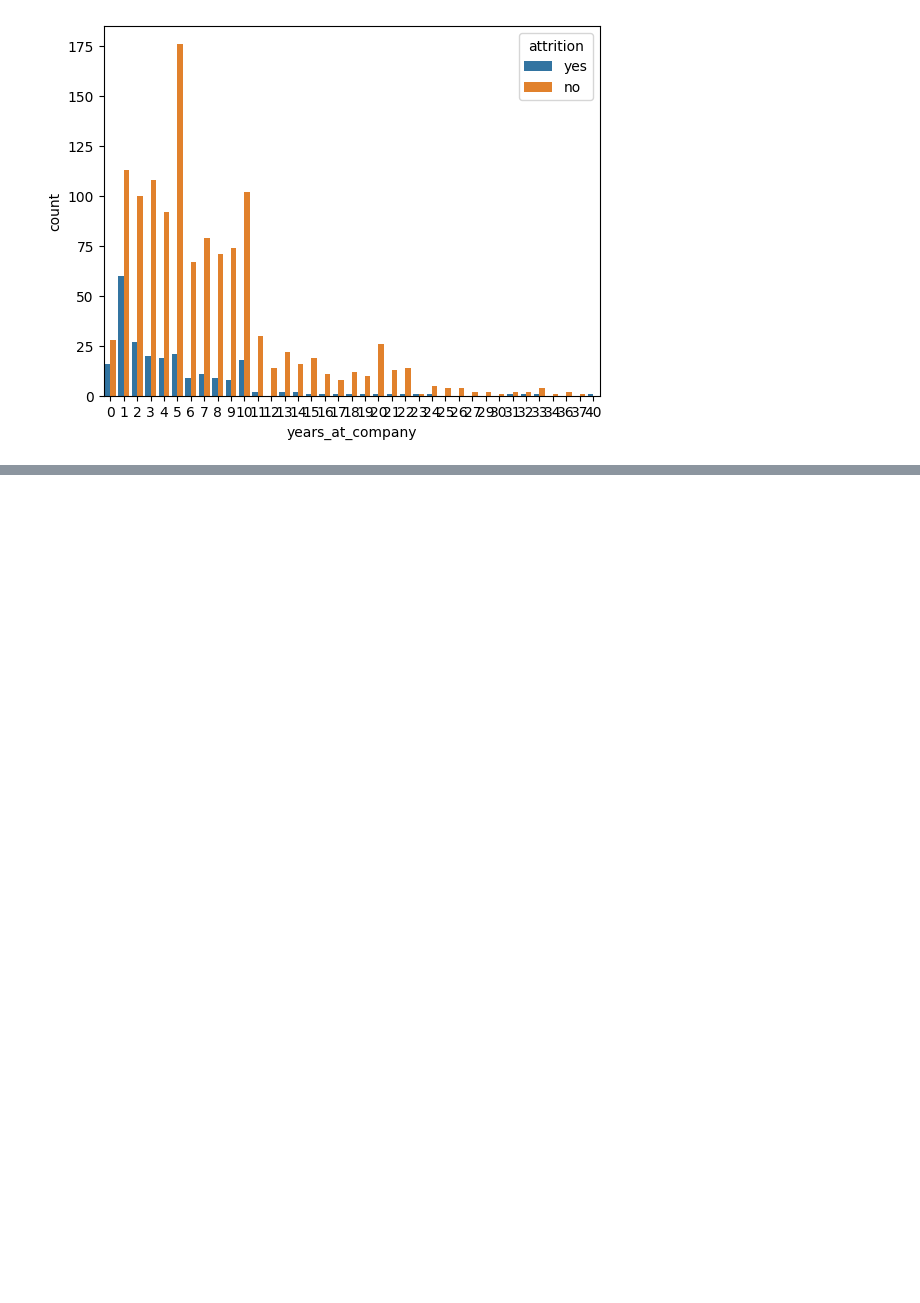
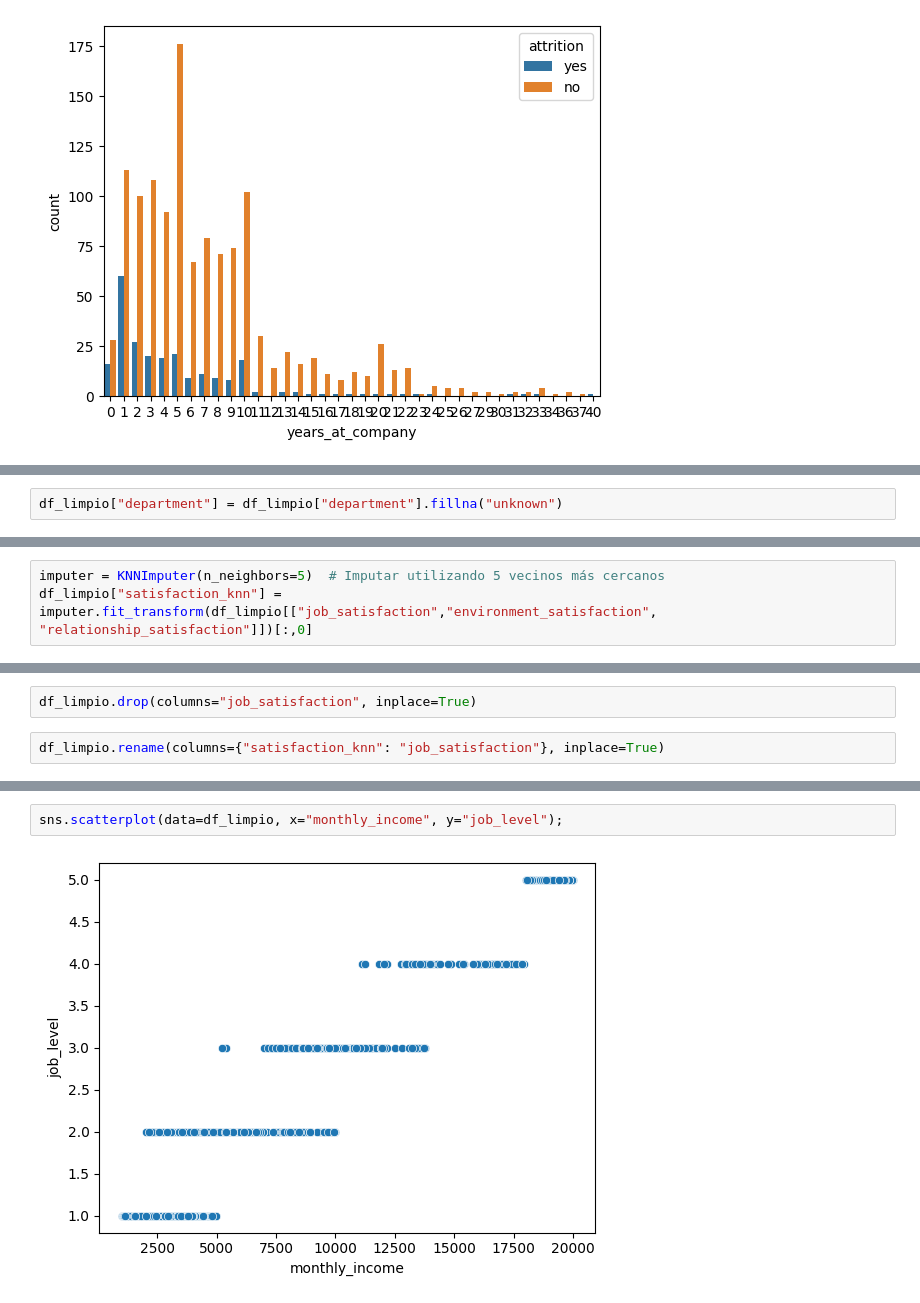
Before and after one commit to Lumo88/project-da-promo-65-modulo-3-team-1, a Jupyter notebook: Proyecto_Organizacion.ipynb, the cells around one changed output, grey strips where cells are left out. Cells and saved outputs as stored; diff of their text form; blank space fills up the shorter version.

```diff
--- a/Proyecto_Organizacion.ipynb
+++ b/Proyecto_Organizacion.ipynb
@@ -1104,0 +1165,2 @@ sns.countplot(data=df_limpio,hue="attrition",x="years_at_company")
+# %%
+df_limpio["department"] = df_limpio["department"].fillna("unknown")
@@ -1104,0 +1183,3 @@ sns.countplot(data=df_limpio,hue="attrition",x="years_at_company")
+# %%
+imputer = KNNImputer(n_neighbors=5)  # Imputar utilizando 5 vecinos más cercanos
+df_limpio["satisfaction_knn"] = imputer.fit_transform(df_limpio[["job_satisfaction","environment_satisfaction", "relationship_satisfaction"]])[:,0]
@@ -1104,0 +1197,4 @@ sns.countplot(data=df_limpio,hue="attrition",x="years_at_company")
+# %%
+df_limpio.drop(columns="job_satisfaction", inplace=True)
+# %%
+df_limpio.rename(columns={"satisfaction_knn": "job_satisfaction"}, inplace=True)
@@ -1104,0 +1230,4 @@ sns.countplot(data=df_limpio,hue="attrition",x="years_at_company")
+# %%
+sns.scatterplot(data=df_limpio, x="monthly_income", y="job_level");
+# %% [output]
+[figure, added]
```
Also changed, not shown: parts of 40 cells of this notebook, 1 other file.
